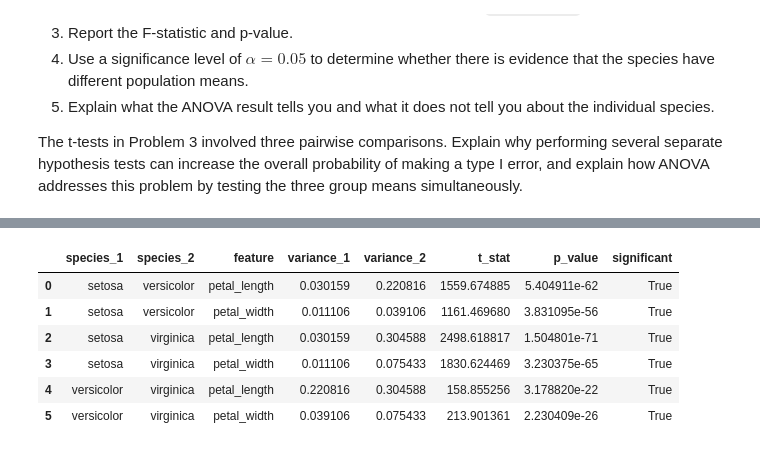
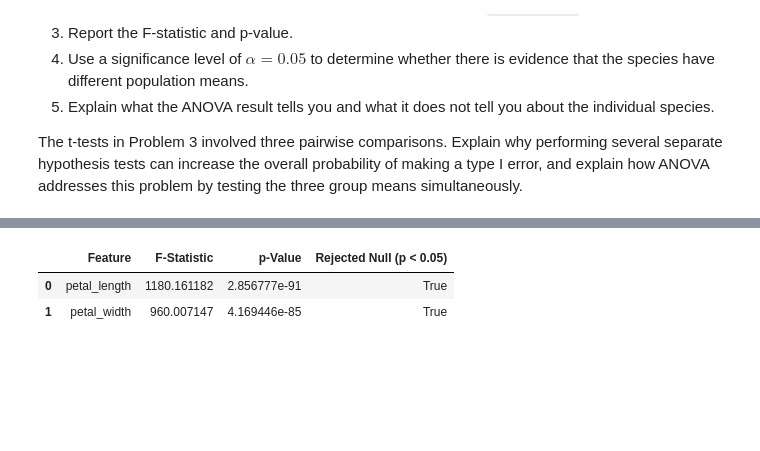
Before and after one commit to clydewatts1/PDFA_Applied_Statistics_Project, a Jupyter notebook: problems.ipynb, the cells around one changed output, grey strips where cells are left out. Drawn from its saved outputs; the diff is of its cells as text; code cells hidden in the pictures; blank space fills up the shorter version.

```diff
--- a/problems.ipynb
+++ b/problems.ipynb
@@ -511,23 +511,16 @@ pair_of_species_list = [
 feature_list = [ 'petal_length', 'petal_width']
 # column list based on species 1 , 2 and feature 1, 2
 column_list = [(pair[0], pair[1], feature) for pair in pair_of_species_list for feature in feature_list]
-print(column_list)
 # create a dataframe to store the results
-df_results = pd.DataFrame(columns=['species_1', 'species_2', 'feature', 'variance_1', 'variance_2', 't_stat', 'p_value', 'significant'])
-
-
-
-
-print(pair_of_species_list)
+df_results = pd.DataFrame(columns=['Species 1', 'Species 2', 'Feature', 'Variance 1', 'Variance 2', 't-Statistic', 'p-Value', f'Rejected Null (p < {alpha})'])
+# Loop through each pair of species and each feature to perform t-tests
 for pair in pair_of_species_list:
-
     print(f"Comparing {pair[0]} and {pair[1]}")
     for feature in feature_list:
         print(f"Feature: {feature}")
-        print(f"Feature: {feature}")
         print("1. State the null and alternative hypotheses.")
-        print(f"    NULL HYPOTHESIS: There is no relationship for {feature} between {pair[0]} and {pair[1]}")
-        print(f"    ALTERNATIVE HYPOTHESIS: There is a relationship for {feature} between {pair[0]} and {pair[1]}")
+        print(f"    NULL HYPOTHESIS(H0)  : There is no relationship for {feature} between {pair[0]} and {pair[1]}")
+        print(f"    ALTERNATIVE HYPOTHESIS(H1): There is a relationship for {feature} between {pair[0]} and {pair[1]}")
         print("2. Calculate the t-statistic and p-value using `scipy.stats`.")
         # get the features for each species
         species_data_1 = df_iris[df_iris['species'] == pair[0]][feature]
@@ -546,10 +539,10 @@ for pair in pair_of_species_list:
         print(f"    p-value: {p_value}")
         print("3. Use a significance level of $\\alpha=0.05$ to decide whether to reject the null hypothesis.")
         # determine if the result is statistically significant at alpha = 0.05
-        significant = p_value < alpha
+        rejected_H0 = p_value < alpha
 
         print("4. Summarise your results in an appropriate table.")
-        df_results.loc[len(df_results)] = [pair[0], pair[1], feature, var_1, var_2, t_stat, p_value, significant]
+        df_results.loc[len(df_results)] = [pair[0], pair[1], feature, var_1, var_2, t_stat, p_value, rejected_H0]
         print("5. Explain what the results tell you about differences between the three species.")
 df_results
 # %% [output]
@@ -617,58 +611,29 @@ P-value is the statical significance of the the F-statistic.
 #- `setosa` vs `virginica`
 #- `versicolor` vs `virginica`
 alpha = 0.05
-pair_of_species_list = [
-    ('setosa', 'versicolor'),
-    ('setosa', 'virginica'),
-    ('versicolor', 'virginica')
-]
 # feature list to compare between species
 feature_list = [ 'petal_length', 'petal_width']
-# column list based on species 1 , 2 and feature 1, 2
-column_list = [(pair[0], pair[1], feature) for pair in pair_of_species_list for feature in feature_list]
-print(column_list)
-# create a dataframe to store the results
-df_results = pd.DataFrame(columns=['species_1', 'species_2', 'feature', 'variance_1', 'variance_2', 't_stat', 'p_value', 'significant'])
+species_list = ['setosa', 'versicolor', 'virginica']
+# we need to compare each feature against all species
+# result set for ANOVA tests
+df_anova_results = pd.DataFrame(columns=['Feature', 'F-Statistic', 'p-Value', f'Rejected Null (p < {alpha})'])
 
+for feature in feature_list:
+    print(f"Feature: {feature} Species comparison {species_list}")
+    print(f"NULL hypothesis: The means of {feature} are equal across species")
+    print(f"Alternative hypothesis: At least one species has a different mean for {feature}")
+    # create a dataframe for each species and feature combination
+    df_serosa_feature = df_iris[df_iris['species'] == 'setosa'][feature]
+    df_versicolor_feature = df_iris[df_iris['species'] == 'versicolor'][feature]
+    df_virginica_feature = df_iris[df_iris['species'] == 'virginica'][feature]
+    # Do one-way anova for the current feature across all species
+    f_stat_anova, p_value_anova = f_oneway(df_serosa_feature,
+                                           df_versicolor_feature,
+                                           df_virginica_feature)
+    print(f"F-statistic: {f_stat_anova}, p-value: {p_value_anova}")
+    # Append the ANOVA results for the current feature to the results dataframe
+    df_anova_results.loc[len(df_anova_results)] = [feature, f_stat_anova, p_value_anova, p_value_anova < alpha]
 
-
-
-print(pair_of_species_list)
-for pair in pair_of_species_list:
-
-    print(f"Comparing {pair[0]} and {pair[1]}")
-    for feature in feature_list:
-        print(f"Feature: {feature}")
-        print(f"Feature: {feature}")
-        print("1. State the null and alternative hypotheses.")
-        print(f"    NULL HYPOTHESIS: There is no relationship for {feature} between {pair[0]} and {pair[1]}")
-        print(f"    ALTERNATIVE HYPOTHESIS: There is a relationship for {feature} between {pair[0]} and {pair[1]}")
-        print("2. Calculate the t-statistic and p-value using `scipy.stats`.")
-        # get the features for each species
-        species_data_1 = df_iris[df_iris['species'] == pair[0]][feature]
-        species_data_2 = df_iris[df_iris['species'] == pair[1]][feature]
-        # Get variance for each species
-        var_1 = species_data_1.var()
-        var_2 = species_data_2.var()
-        # Print the variances for each species
-        # Also want to note that we are assuming unequal variances for the t-test
-        # use Welch's t-test which does not assume equal variances
-        print(f"    Variance for {pair[0]}: {var_1}")
-        print(f"    Variance for {pair[1]}: {var_2}")
-        # based on t-test above replace with ANOVA for comparing means between species
-        # replace t-test with ANOVA for comparing means between species
-        f_stat_anova, p_value_anova = f_oneway(species_data_1, species_data_2)
-        print(f"    F-statistic: {f_stat_anova}")
-        print(f"    p-value: {p_value_anova}")
-        t_stat_ttest, p_value_ttest = ttest_ind(species_data_1, species_data_2, equal_var=False)
-        print(f"    t-statistic: {t_stat_ttest}")
-        print(f"    p-value: {p_value_ttest}")
-        print("3. Use a significance level of $\\alpha=0.05$ to decide whether to reject the null hypothesis.")
-        # determine if the result is statistically significant at alpha = 0.05
-        significant = p_value_ttest < alpha
-
-        print("4. Summarise your results in an appropriate table.")
-        df_results.loc[len(df_results)] = [pair[0], pair[1], feature, var_1, var_2, f_stat_anova, p_value_anova, significant]
-        print("5. Explain what the results tell you about differences between the three species.")
-df_results
+print("\nANOVA Results:")
+df_anova_results
 # %% [output]
@@ -692,7 +650,3 @@ Feature: petal_length
-|  | species_1 | species_2 | feature | variance_1 | variance_2 | t_stat | p_value | significant |
-| 0 | setosa | versicolor | petal_length | 0.030159 | 0.220816 | 1559.674885 | 5.404911e-62 | True |
-| 1 | setosa | versicolor | petal_width | 0.011106 | 0.039106 | 1161.469680 | 3.831095e-56 | True |
-| 2 | setosa | virginica | petal_length | 0.030159 | 0.304588 | 2498.618817 | 1.504801e-71 | True |
-| 3 | setosa | virginica | petal_width | 0.011106 | 0.075433 | 1830.624469 | 3.230375e-65 | True |
-| 4 | versicolor | virginica | petal_length | 0.220816 | 0.304588 | 158.855256 | 3.178820e-22 | True |
-| 5 | versicolor | virginica | petal_width | 0.039106 | 0.075433 | 213.901361 | 2.230409e-26 | True |
+|  | Feature | F-Statistic | p-Value | Rejected Null (p < 0.05) |
+| 0 | petal_length | 1180.161182 | 2.856777e-91 | True |
+| 1 | petal_width | 960.007147 | 4.169446e-85 | True |
```
Also changed, not shown: parts of 3 cells of this notebook.
